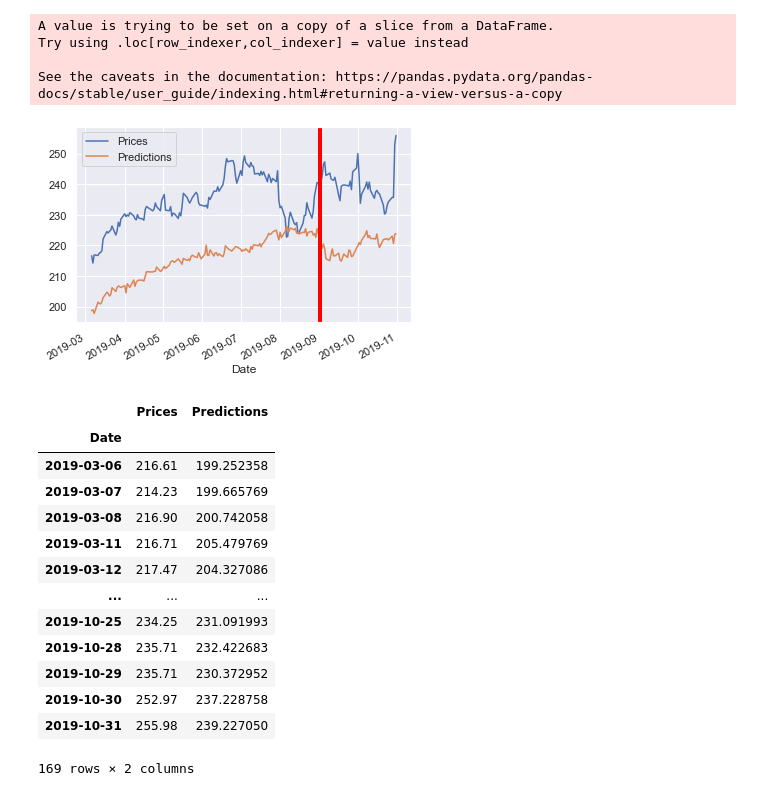
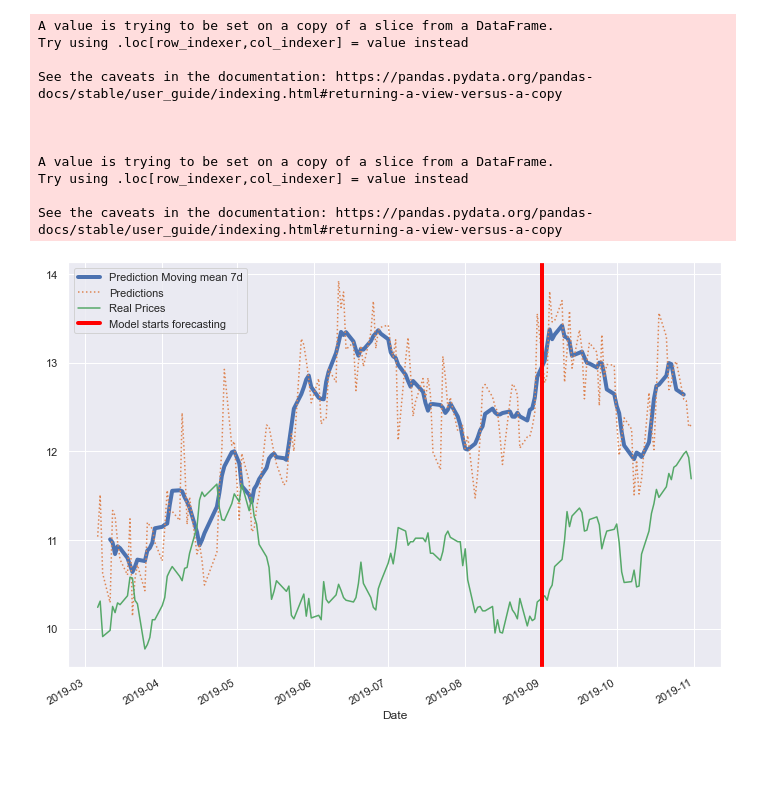
Before and after one commit to igaekus/projet-python-1A, a Jupyter notebook: data_viz.ipynb, the cells around one changed output. Drawn from its saved outputs; the diff is of its cells as text; code cells hidden in the pictures; blank space fills up the shorter version.

```diff
--- a/data_viz.ipynb
+++ b/data_viz.ipynb
@@ -6,6 +6,7 @@ from finta import TA
 import pandas as pd
 import plotly.graph_objects as go
 import numpy as np
+sns.set(rc={'figure.figsize':(11.7,8.27)})
 
 class stock():
 
@@ -110,6 +111,6 @@ test.Bollinger_bands()
 # %%
 #Création du dataset pour créer le model :
-stock_ds = stock(name="OR.PA")
+stock_ds = stock(name="ACA.PA")
 
 X = pd.DataFrame({"RSI" : stock_ds.RSI(),
                   "MOM" : stock_ds.MOM(),
@@ -127,5 +128,5 @@ y_train = y["2016-02":"2018-02-25"]
 X_test = X["2019-01-03":"2019-08"]
 y_test = y["2019-02":"2019-09"]
 
-y_train
+y_train.plot()
 # %% [output]
@@ -146,41 +135,44 @@ y_train
 # %%
+
+
 X_end = "2019-09"
 
 X_test = X["2019-02":X_end]
 y_test = y["2019-03-06":"2019-10"]
+
+if len(y_train)-len(X_train)>0 : y_train= y_train[:-abs(len(y_train)-len(X_train))]
+if len(y_train)-len(X_train)<0 : X_train= X_train[:-abs(len(y_train)-len(X_train))]
+
+
 
 
 from sklearn.svm import SVR
 
 model = SVR(kernel="linear")
 model.fit(X_train, np.ravel(y_train))
 y_pred = model.predict(X_test)
 
+if len(y_test)-len(y_pred)>0 : y_test= y_test[:-abs(len(y_test)-len(y_pred))]
+if len(y_test)-len(y_pred)>0 : y_pred= y_pred[:-abs(len(y_test)-len(y_pred))]
+
 y_test["Predictions"] = y_pred
-y_test.plot()
-plt.axvline(x=X_end, ymin=0, ymax=190, lw = 4, color = "red")
+y_test["Pred_mean"] = y_test["Predictions"].rolling(window=7, center =True).mean().plot(label="Prediction Moving mean 7d",lw = 4)
+y_test["Predictions"].plot(label = "Predictions", ls = ":")
+y_test["Prices"].plot(label="Real Prices")
+
+plt.axvline(label = "Model starts forecasting" , x=X_end, ymin=0, ymax=190, lw = 4, color = "red")
+plt.legend()
 plt.show()
 # %% [output]
 A value is trying to be set on a copy of a slice from a DataFrame.
 Try using .loc[row_indexer,col_indexer] = value instead
 
 See the caveats in the documentation: https://pandas.pydata.org/pandas-docs/stable/user_guide/indexing.html#returning-a-view-versus-a-copy
+
+
+
+A value is trying to be set on a copy of a slice from a DataFrame.
+Try using .loc[row_indexer,col_indexer] = value instead
+
+See the caveats in the documentation: https://pandas.pydata.org/pandas-docs/stable/user_guide/indexing.html#returning-a-view-versus-a-copy
-[figure, old version]
+[figure, new version]
-# %%
-
-y_test
-# %% [output]
-|  | Prices | Predictions |
-| Date |  |  |
-| 2019-03-06 | 216.61 | 199.252358 |
-| 2019-03-07 | 214.23 | 199.665769 |
-| 2019-03-08 | 216.90 | 200.742058 |
-| 2019-03-11 | 216.71 | 205.479769 |
-| 2019-03-12 | 217.47 | 204.327086 |
-| ... | ... | ... |
-| 2019-10-25 | 234.25 | 231.091993 |
-| 2019-10-28 | 235.71 | 232.422683 |
-| 2019-10-29 | 235.71 | 230.372952 |
-| 2019-10-30 | 252.97 | 237.228758 |
-| 2019-10-31 | 255.98 | 239.227050 |
-169 rows × 2 columns
```
Also changed, not shown: parts of 4 cells of this notebook.
